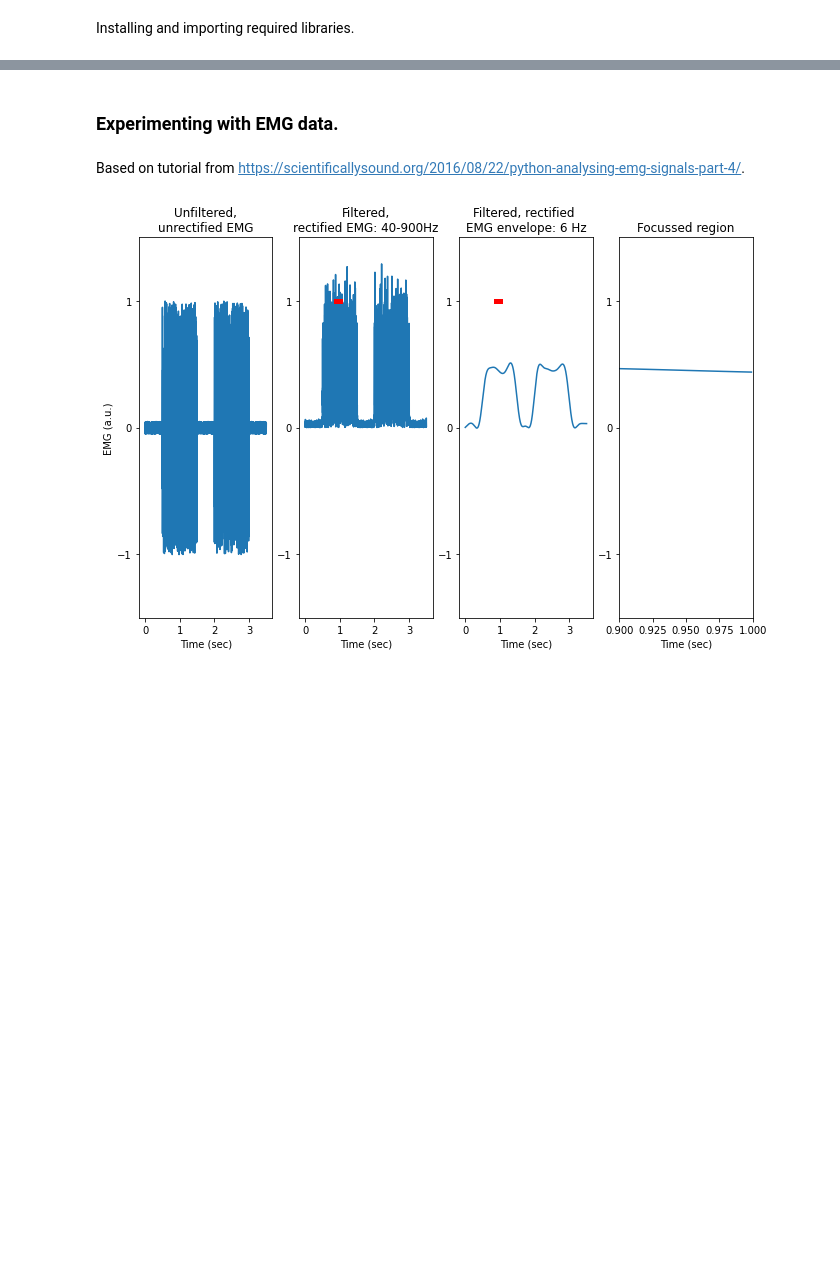
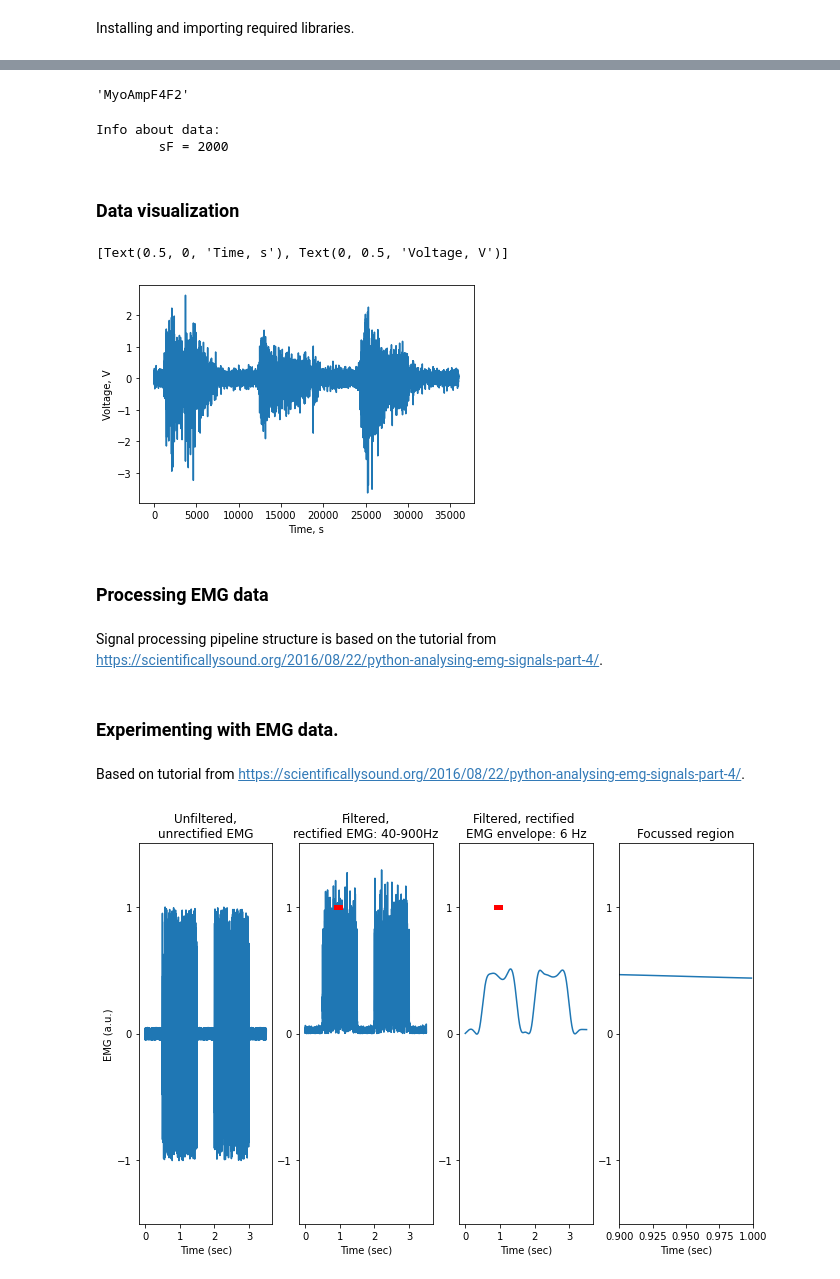
Before and after one commit to dariaomelkina/bionics_project, a Jupyter notebook: src/EMG_processing.ipynb, the cells around one changed output, grey strips where cells are left out. Saved outputs shown, nothing was run; the diff lists cells and outputs as text; code cells hidden in the pictures; blank space fills up the shorter version.

Commit message:
Added data information,data reading and sample data.

```diff
--- a/src/EMG_processing.ipynb
+++ b/src/EMG_processing.ipynb
@@ -33,3 +106,45 @@ import matplotlib.pyplot as plt
+# %%
+# Load Recording session data from the file
+filename = "test_data.mat"
+mat = loadmat(filename)
+rec_session = mat['recSession']
+
+# Load information from recording session
+sF = rec_session['sF'][0][0][0][0]
+sT = rec_session['sT'][0][0][0][0]
+tdata = rec_session['tdata'][0][0]
+nCh = rec_session['nCh'][0][0][0][0]
+dev = rec_session['dev'][0][0][0][0][0]
+
+# Extracting 10 movements and saving them with according labels
+# movements_dictionary = dict()
+
+movement0 = tdata[:, :, 0].transpose()
+dev
+# %% [output]
+'MyoAmpF4F2'
+# %%
+print("Info about data:")
+print(f"\tsampling frequency = {sF} Hz\n
+        \tsampling time = {sT} s\n
+        \tnumber of channels = {nCh}")
+# %% [output]
+Info about data:
+        sF = 2000
+# %% [markdown]
+### Data visualization
+# %%
+time = np.arange(0, 36000)
+fig, axs = plt.subplots(1, 1)
+axs.plot(time, movement0[0])
+axs.set(xlabel='Time, s', ylabel='Voltage, V')
+# %% [output]
+[Text(0.5, 0, 'Time, s'), Text(0, 0.5, 'Voltage, V')]
+[figure, added]
+# %% [markdown]
+### Processing EMG data
+# %% [markdown]
+Signal processing pipeline structure is based on the tutorial from https://scientificallysound.org/2016/08/22/python-analysing-emg-signals-part-4/.
 # %% [markdown]
 ### Experimenting with EMG data.
 # %% [markdown]
```
Also changed, not shown: parts of 16 cells of this notebook, 2 other files.
